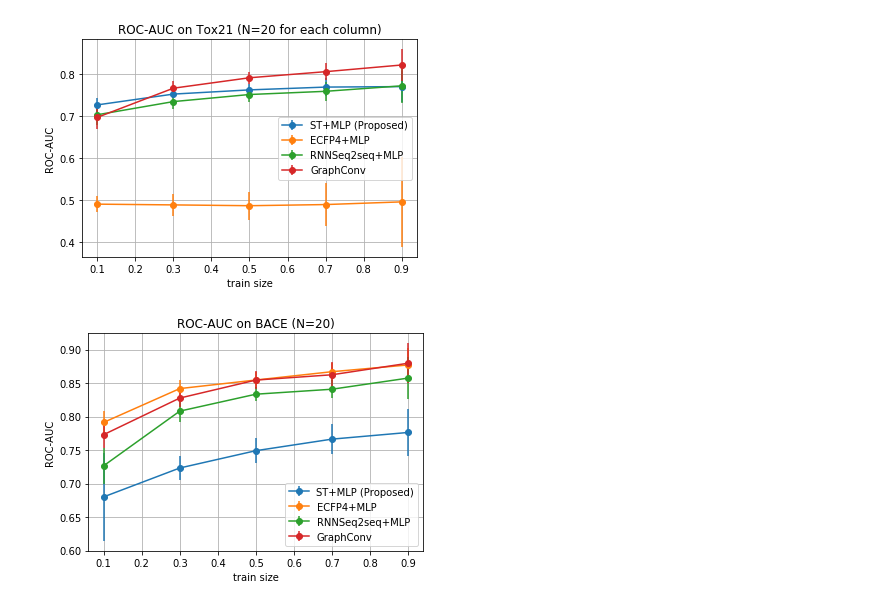
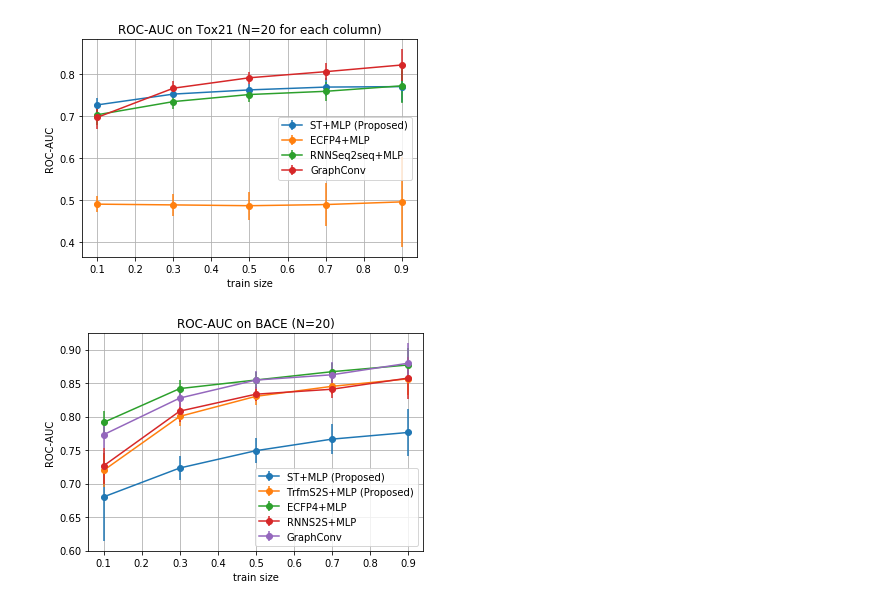
Before and after one commit to DSPsleeporg/smiles-transformer, a Jupyter notebook: smiles_transformer/baseline.ipynb, the cells around one changed output. Saved outputs shown, nothing was run; the diff lists cells and outputs as text; code cells hidden in the pictures.

```diff
--- a/smiles_transformer/baseline.ipynb
+++ b/smiles_transformer/baseline.ipynb
@@ -144,6 +144,13 @@ scores_st = [
 {'auc mean': 0.7491484184914843, 'auc std': 0.019053491380602045},
 {'auc mean': 0.7664026286451916, 'auc std': 0.022419978041062993},
 {'auc mean': 0.7763576043303649, 'auc std': 0.03538671464869024}
+]
+scores_trfm = [
+{'auc mean': 0.7198540019118796, 'auc std': 0.024465070244874775},
+{'auc mean': 0.8003606734963269, 'auc std': 0.013832445778781921},
+{'auc mean': 0.8302645457997553, 'auc std': 0.013518712101574386},
+{'auc mean': 0.8451945080091534, 'auc std': 0.011732150148347619},
+{'auc mean': 0.8563820499388861, 'auc std': 0.023707617367759205}
 ]
 scores_ecfp4 = [
 {'auc mean': 0.7914059920048666, 'auc std': 0.017291683925677634},
@@ -176,18 +183,20 @@ def dict_to_arr(scores_dict):
 # %%
 plt.figure(figsize=(6,4))
 auc_1 = dict_to_arr(scores_st)
-auc_2 = dict_to_arr(scores_ecfp4)
-auc_3 = dict_to_arr(scores_rnn)
-auc_4 = dict_to_arr(scores_gc)
+auc_2 = dict_to_arr(scores_trfm)
+auc_3 = dict_to_arr(scores_ecfp4)
+auc_4 = dict_to_arr(scores_rnn)
+auc_5 = dict_to_arr(scores_gc)
 plt.errorbar(r, auc_1[0], yerr=auc_1[1], fmt='o-', label='ST+MLP (Proposed)')
-plt.errorbar(r, auc_2[0], yerr=auc_2[1], fmt='o-', label='ECFP4+MLP')
-plt.errorbar(r, auc_3[0], yerr=auc_3[1], fmt='o-', label='RNNSeq2seq+MLP')
-plt.errorbar(r, auc_4[0], yerr=auc_4[1], fmt='o-', label='GraphConv')
+plt.errorbar(r, auc_2[0], yerr=auc_2[1], fmt='o-', label='TrfmS2S+MLP (Proposed)')
+plt.errorbar(r, auc_3[0], yerr=auc_3[1], fmt='o-', label='ECFP4+MLP')
+plt.errorbar(r, auc_4[0], yerr=auc_4[1], fmt='o-', label='RNNS2S+MLP')
+plt.errorbar(r, auc_5[0], yerr=auc_5[1], fmt='o-', label='GraphConv')
 plt.xlabel('train size')
 plt.ylabel('ROC-AUC')
 plt.title('ROC-AUC on BACE (N=20)')
 plt.legend()
 plt.grid()
 plt.show()
 # %% [output]
-[figure, old version]
+[figure, new version]
```
Also changed, not shown: 2 other files.
